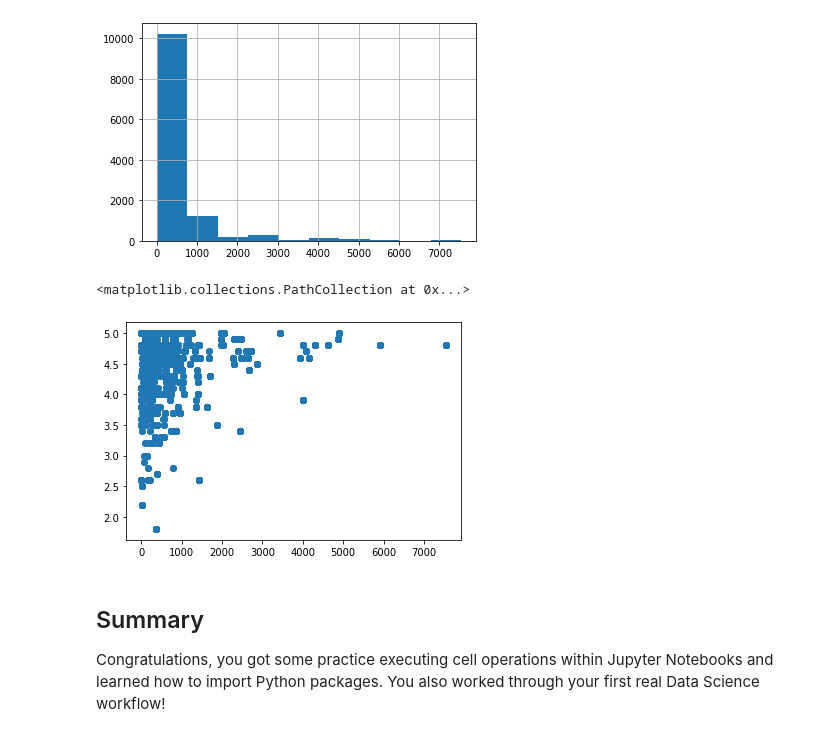
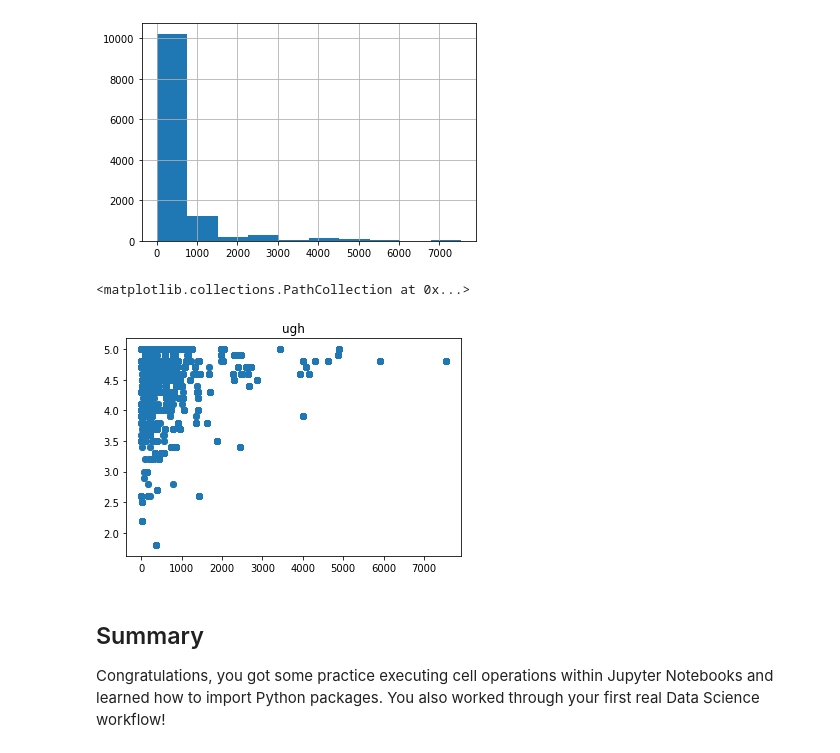
Before and after one commit to jacob-s-white/dsc-enterprise-deloitte-ws-first-codealong-deloitte-onl-webscrape-042020, a Jupyter notebook: index.ipynb, the cells around one changed output. Cells and saved outputs as stored; diff of their text form; code cells hidden in the pictures.

```diff
--- a/index.ipynb
+++ b/index.ipynb
@@ -309,11 +309,11 @@ df.piece_count.hist()
 [figure]
 # %%
 #Your code here
-plt.title()
+plt.title('ugh')
 plt.scatter(df.piece_count, df.star_rating)
 # %% [output]
 <matplotlib.collections.PathCollection at 0x...>
-[figure, old version]
+[figure, new version]
 # %% [markdown]
 ## Summary
 
```
